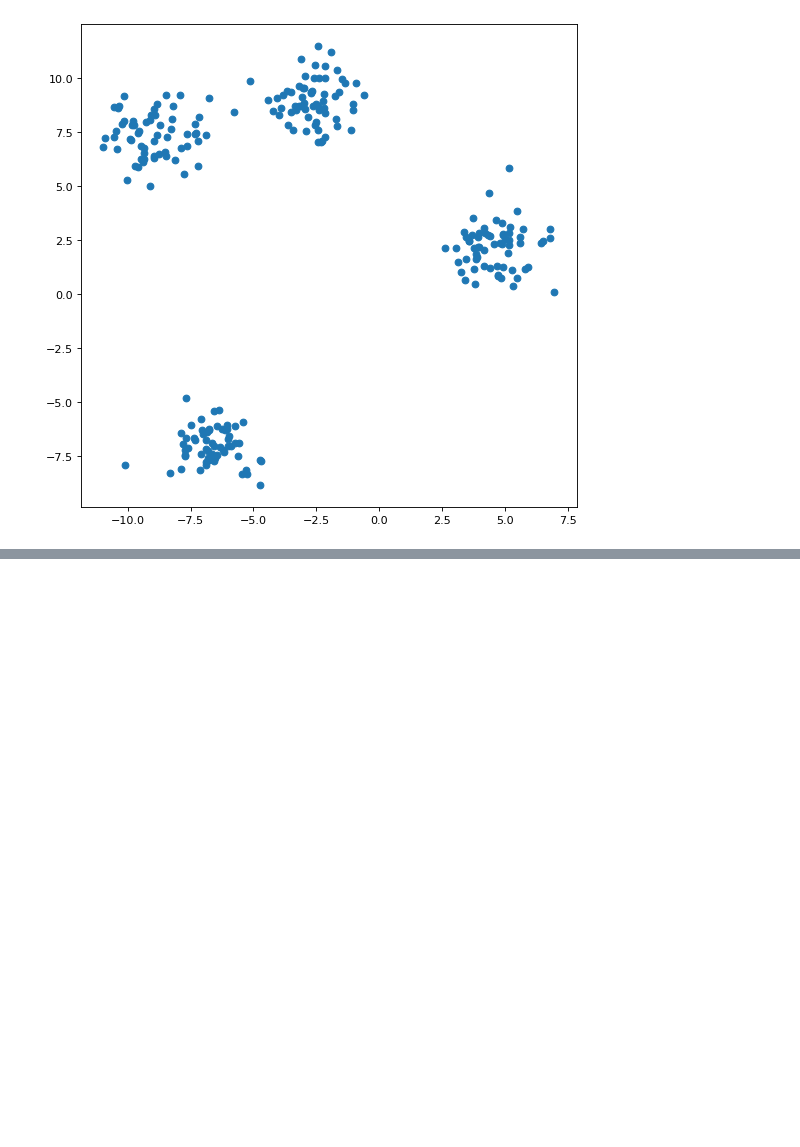
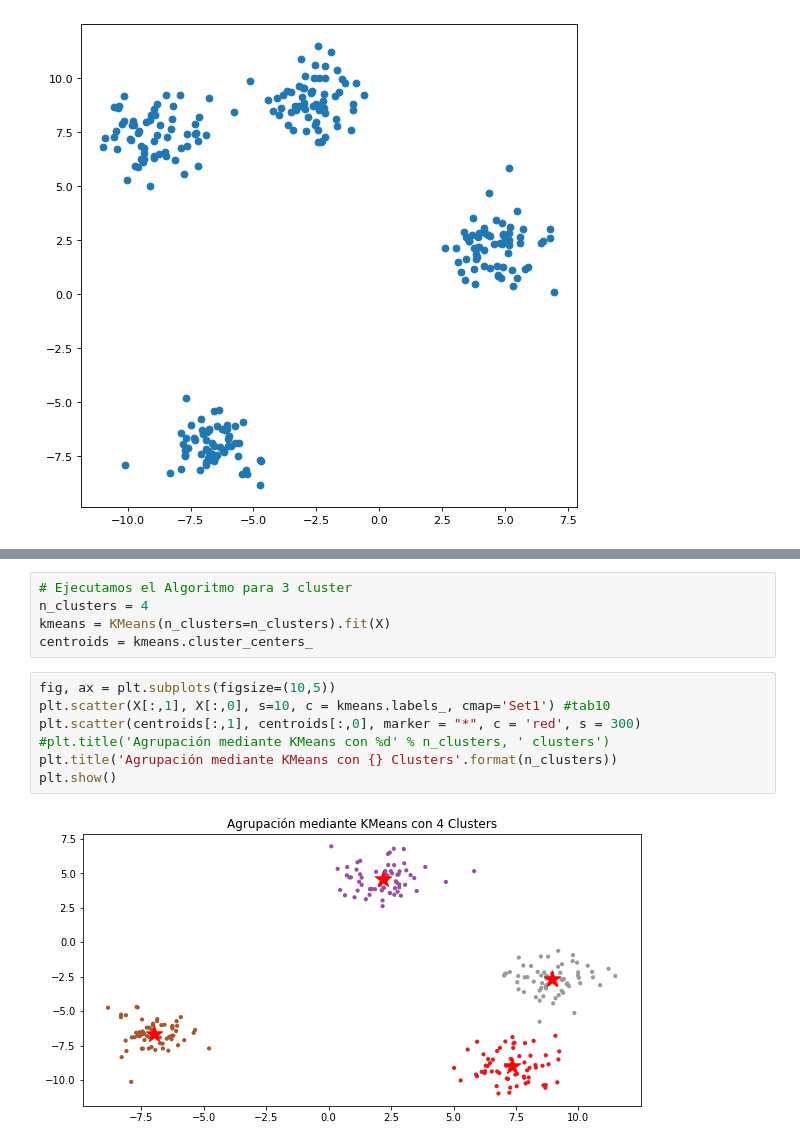
Before and after one commit to juanosalvador/Dataset-Clusters, a Jupyter notebook: make_blobs_clustering.ipynb, the cells around one changed output, grey strips where cells are left out. Drawn from its saved outputs; the diff is of its cells as text; blank space fills up the shorter version.

```diff
--- a/make_blobs_clustering.ipynb
+++ b/make_blobs_clustering.ipynb
@@ -23,0 +51,14 @@ plt.scatter(X[:, 0], X[:, 1]);
+# %%
+# Ejecutamos el Algoritmo para 3 cluster
+n_clusters = 4
+kmeans = KMeans(n_clusters=n_clusters).fit(X)
+centroids = kmeans.cluster_centers_
+# %%
+fig, ax = plt.subplots(figsize=(10,5))
+plt.scatter(X[:,1], X[:,0], s=10, c = kmeans.labels_, cmap='Set1') #tab10
+plt.scatter(centroids[:,1], centroids[:,0], marker = "*", c = 'red', s = 300)
+#plt.title('Agrupación mediante KMeans con %d' % n_clusters, ' clusters')
+plt.title('Agrupación mediante KMeans con {} Clusters'.format(n_clusters))
+plt.show()
+# %% [output]
+[figure, added]
```
Also changed, not shown: parts of 12 cells of this notebook.
